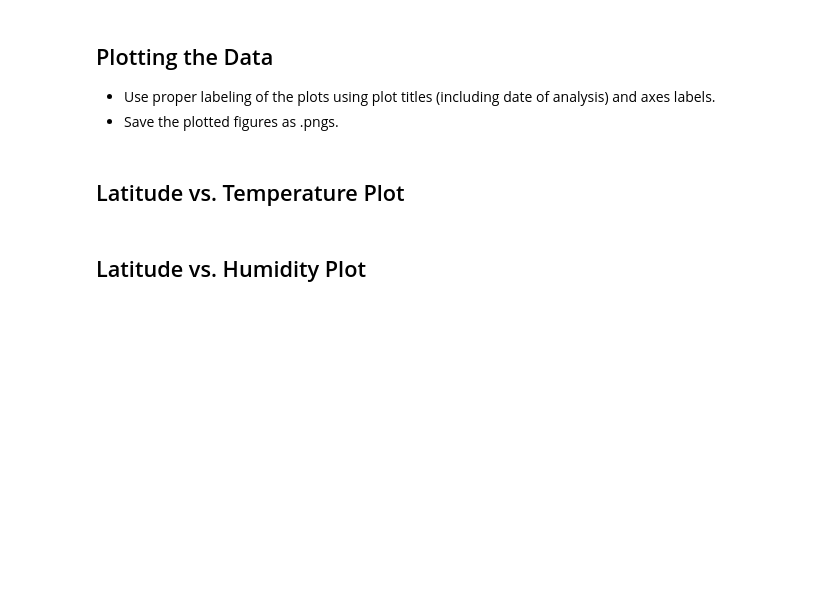
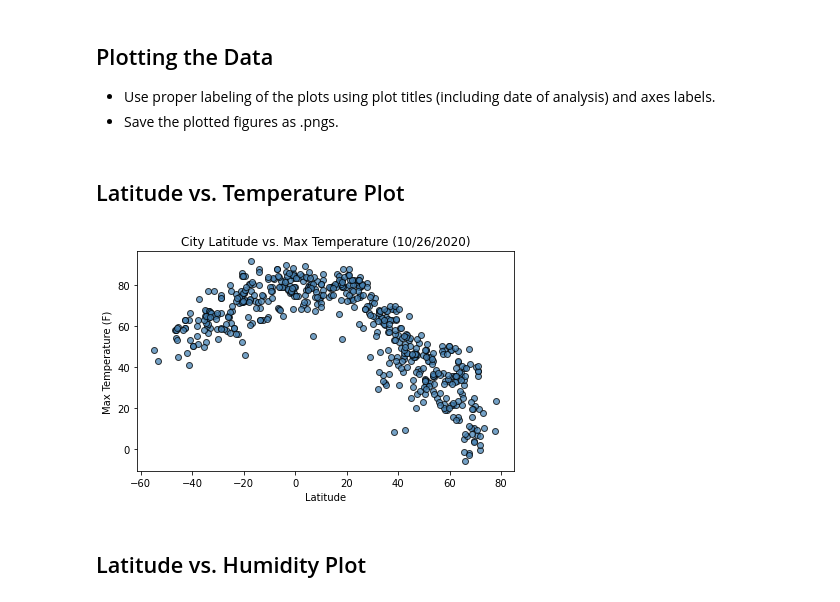
Before and after one commit to Prarthna-design/python-api-challenge, a Jupyter notebook: WeatherPy/WeatherPy.ipynb, the cells around one changed output. Saved outputs shown, nothing was run; the diff lists cells and outputs as text; code cells hidden in the pictures; blank space fills up the shorter version.

Commit message:
Latitude vs. Temperature Plot

```diff
--- a/WeatherPy/WeatherPy.ipynb
+++ b/WeatherPy/WeatherPy.ipynb
@@ -192,6 +192,26 @@ city_weather_df.loc[city_weather_df["Humidity"] > 100]
 * Save the plotted figures as .pngs.
 # %% [markdown]
 ## Latitude vs. Temperature Plot
+# %%
+# Set the x and y axis values
+x_values = city_weather_df["Lat"]
+y_values = city_weather_df["Max Temp"]
+
+
+# Generate the scatter plot with the linear regression line
+plt.scatter(x_values, y_values, facecolors = "steelblue", alpha = .75, edgecolors = "black")
+
+# Set the x and y labels
+plt.xlabel('Latitude')
+plt.ylabel('Max Temperature (F)')
+plt.title(f"City Latitude vs. Max Temperature ({time.strftime('%m/%d/%Y')})")
+
+plt.tight_layout()
+
+plt.savefig("output_data/lat_temp_scatter.png")
+plt.show()
+# %% [output]
+[figure, added]
 # %% [markdown]
 ## Latitude vs. Humidity Plot
 # %% [markdown]
```
Also changed, not shown: 1 other file.
